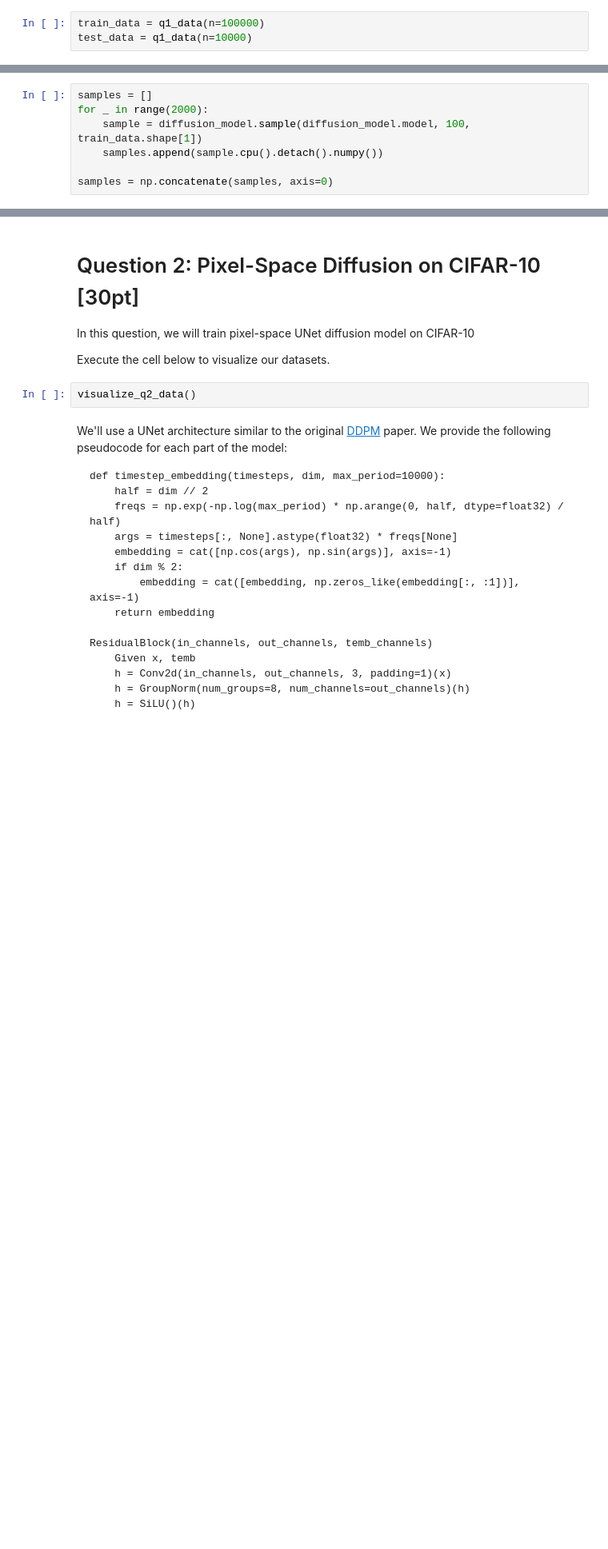
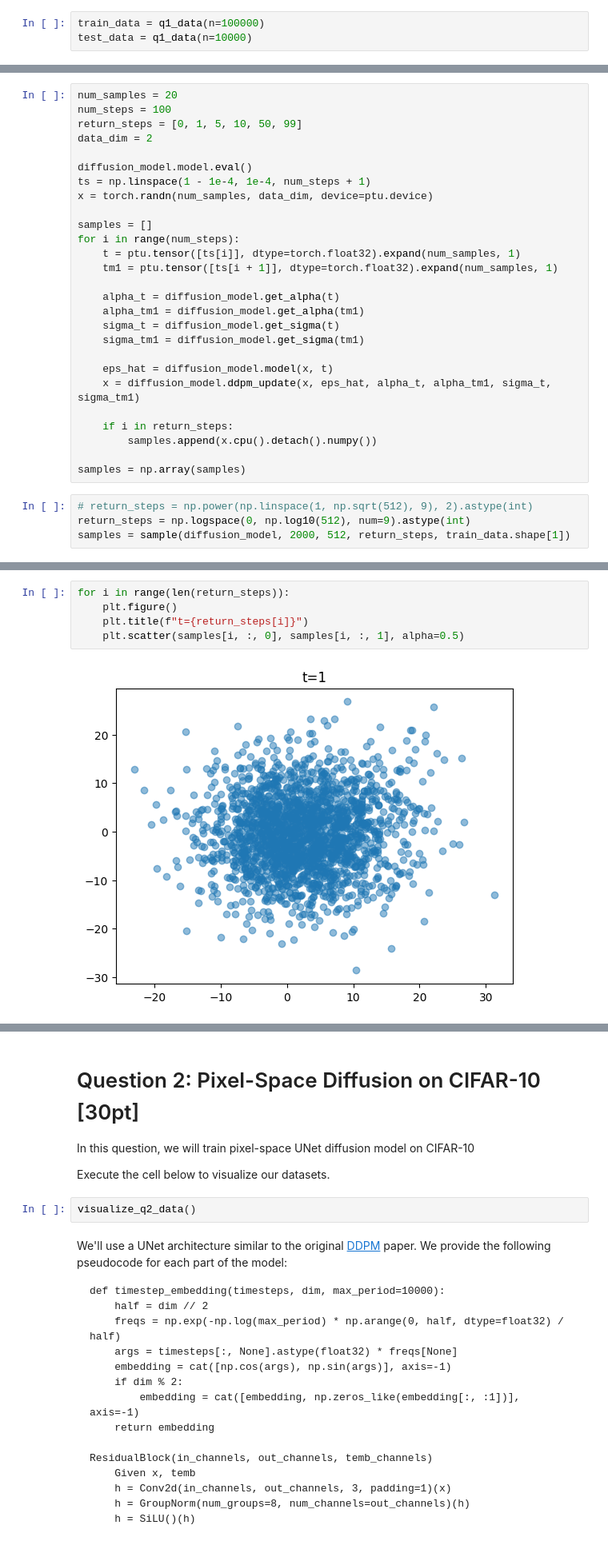
Before and after one commit to ebronstein/deepul, a Jupyter notebook: homeworks/hw4/hw4.ipynb, the cells around one changed output, grey strips where cells are left out. Shown at 80% size. Drawn from its saved outputs; the diff is of its cells as text; blank space fills up the shorter version.

Commit message:
Reasonable q1 samples. First pass at UNet.

```diff
--- a/homeworks/hw4/hw4.ipynb
+++ b/homeworks/hw4/hw4.ipynb
@@ -315,7 +336,0 @@ plt.plot(test_losses)
-# %%
-samples = []
-for _ in range(2000):
-    sample = diffusion_model.sample(diffusion_model.model, 100, train_data.shape[1])
-    samples.append(sample.cpu().detach().numpy())
-
-samples = np.concatenate(samples, axis=0)
@@ -330,0 +337,31 @@ plt.scatter(samples[:, 0], samples[:, 1], alpha=0.1)
+# %%
+num_samples = 20
+num_steps = 100
+return_steps = [0, 1, 5, 10, 50, 99]
+data_dim = 2
+
+diffusion_model.model.eval()
+ts = np.linspace(1 - 1e-4, 1e-4, num_steps + 1)
+x = torch.randn(num_samples, data_dim, device=ptu.device)
+
+samples = []
+for i in range(num_steps):
+    t = ptu.tensor([ts[i]], dtype=torch.float32).expand(num_samples, 1)
+    tm1 = ptu.tensor([ts[i + 1]], dtype=torch.float32).expand(num_samples, 1)
+
+    alpha_t = diffusion_model.get_alpha(t)
+    alpha_tm1 = diffusion_model.get_alpha(tm1)
+    sigma_t = diffusion_model.get_sigma(t)
+    sigma_tm1 = diffusion_model.get_sigma(tm1)
+
+    eps_hat = diffusion_model.model(x, t)
+    x = diffusion_model.ddpm_update(x, eps_hat, alpha_t, alpha_tm1, sigma_t, sigma_tm1)
+
+    if i in return_steps:
+        samples.append(x.cpu().detach().numpy())
+
+samples = np.array(samples)
+# %%
+# return_steps = np.power(np.linspace(1, np.sqrt(512), 9), 2).astype(int)
+return_steps = np.logspace(0, np.log10(512), num=9).astype(int)
+samples = sample(diffusion_model, 2000, 512, return_steps, train_data.shape[1])
@@ -330,0 +372,7 @@ plt.scatter(samples[:, 0], samples[:, 1], alpha=0.1)
+# %%
+for i in range(len(return_steps)):
+    plt.figure()
+    plt.title(f"t={return_steps[i]}")
+    plt.scatter(samples[i, :, 0], samples[i, :, 1], alpha=0.5)
+# %% [output]
+[figure, added]
```
Also changed, not shown: parts of 14 cells of this notebook.
